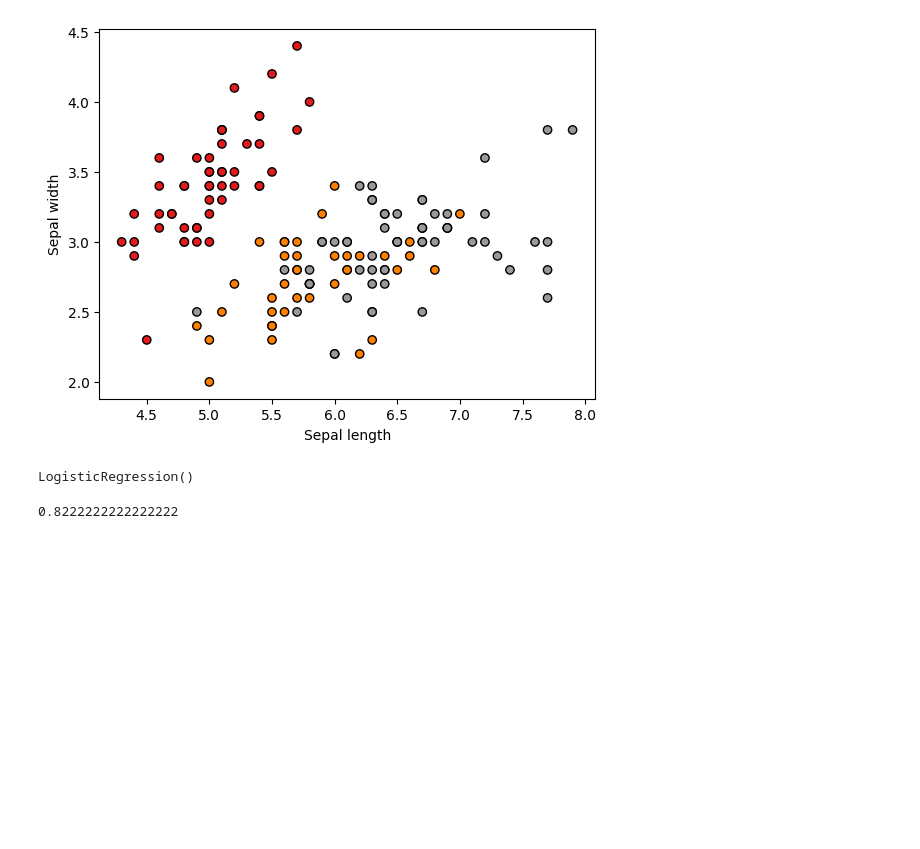
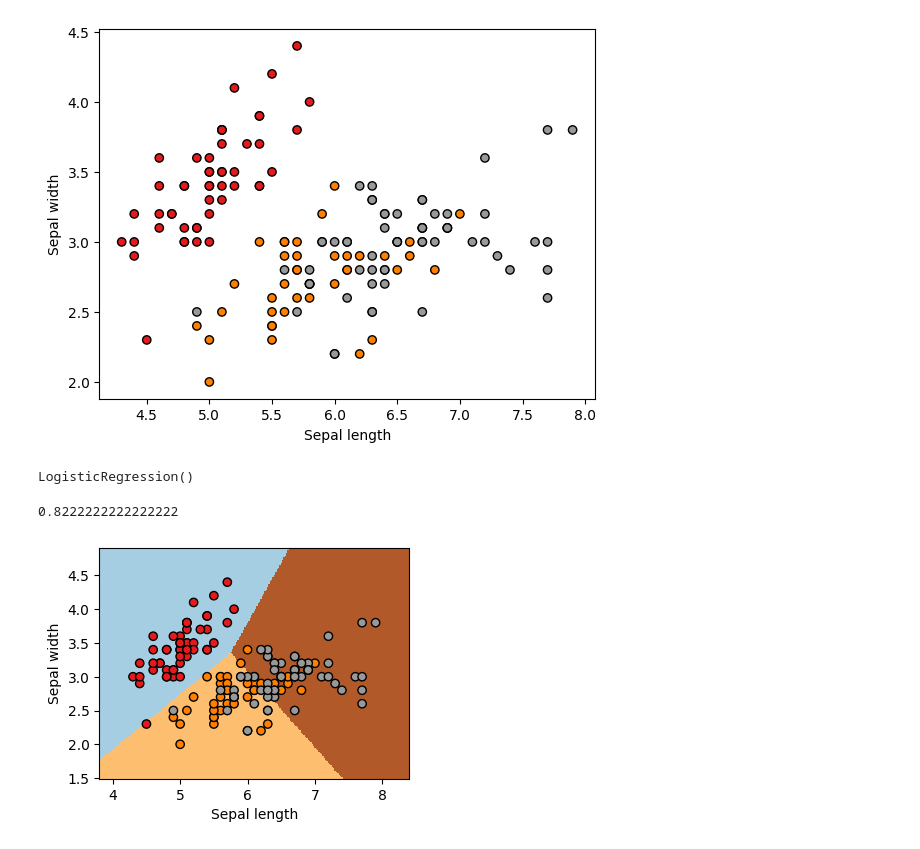
Before and after one commit to siimre/DataThinkingUT, a Jupyter notebook: logistic_regression_on_iris_dataset.ipynb, the cells around one changed output. Drawn from its saved outputs; the diff is of its cells as text; code cells hidden in the pictures; blank space fills up the shorter version.

Commit message:
plot the results

```diff
--- a/logistic_regression_on_iris_dataset.ipynb
+++ b/logistic_regression_on_iris_dataset.ipynb
@@ -37,3 +37,25 @@ accuracy = accuracy_score(y_test, y_pred)
 print(accuracy)
 # %% [output]
 0.8222222222222222
+# %%
+# plot the results
+x_min, x_max = X[:, 0].min() - .5, X[:, 0].max() + .5
+y_min, y_max = X[:, 1].min() - .5, X[:, 1].max() + .5
+h = .02  # step size in the mesh
+
+xx, yy = np.meshgrid(np.arange(x_min, x_max, h), np.arange(y_min, y_max, h))
+Z = model.predict(np.c_[xx.ravel(), yy.ravel()])
+Z = Z.reshape(xx.shape)
+
+plt.figure(1, figsize=(4, 3))
+plt.pcolormesh(xx, yy, Z, cmap=plt.cm.Paired)
+
+plt.scatter(X[:, 0], X[:, 1], c=y, edgecolors='k', cmap=plt.cm.Set1)
+plt.xlabel('Sepal length')
+plt.ylabel('Sepal width')
+
+plt.xlim(xx.min(), xx.max())
+
+plt.show()
+# %% [output]
+[figure, added]
```
